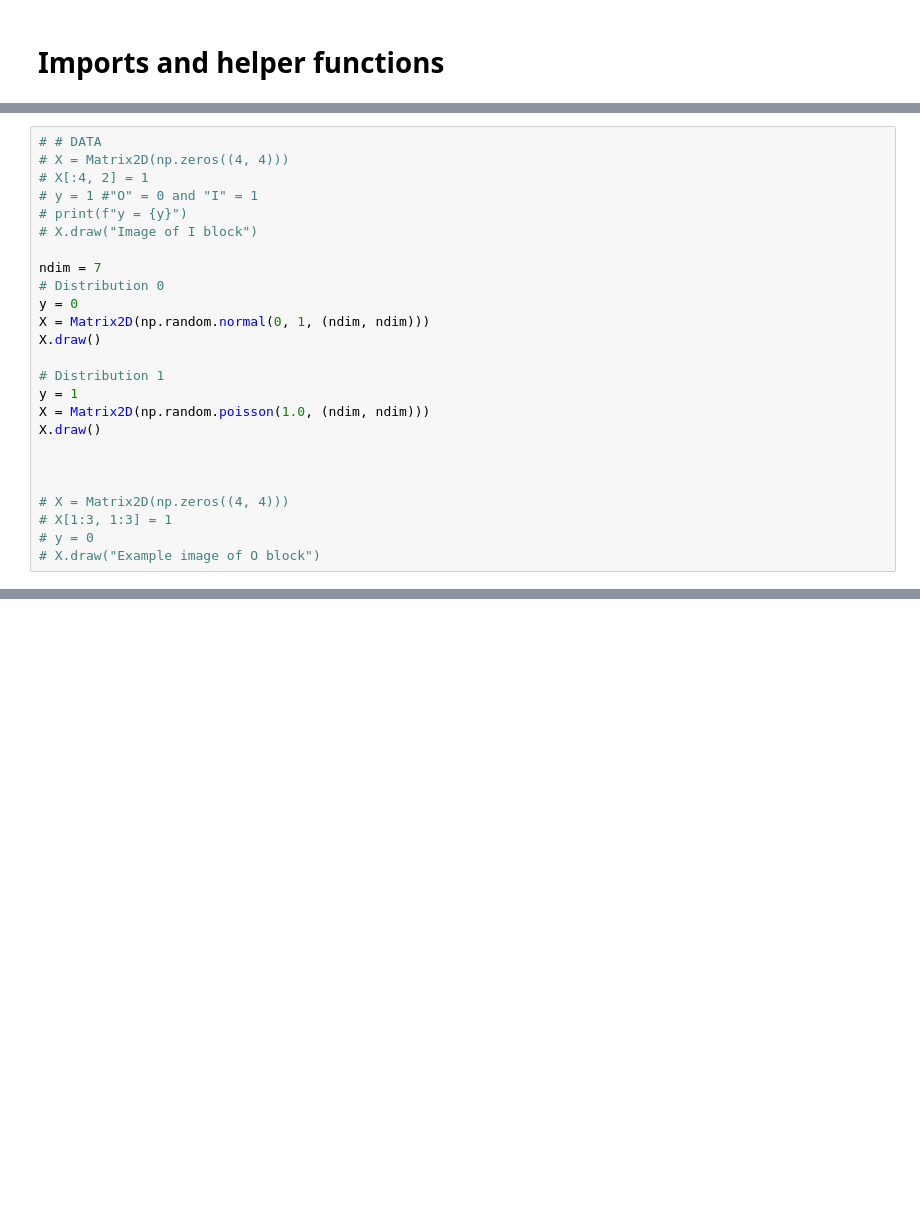
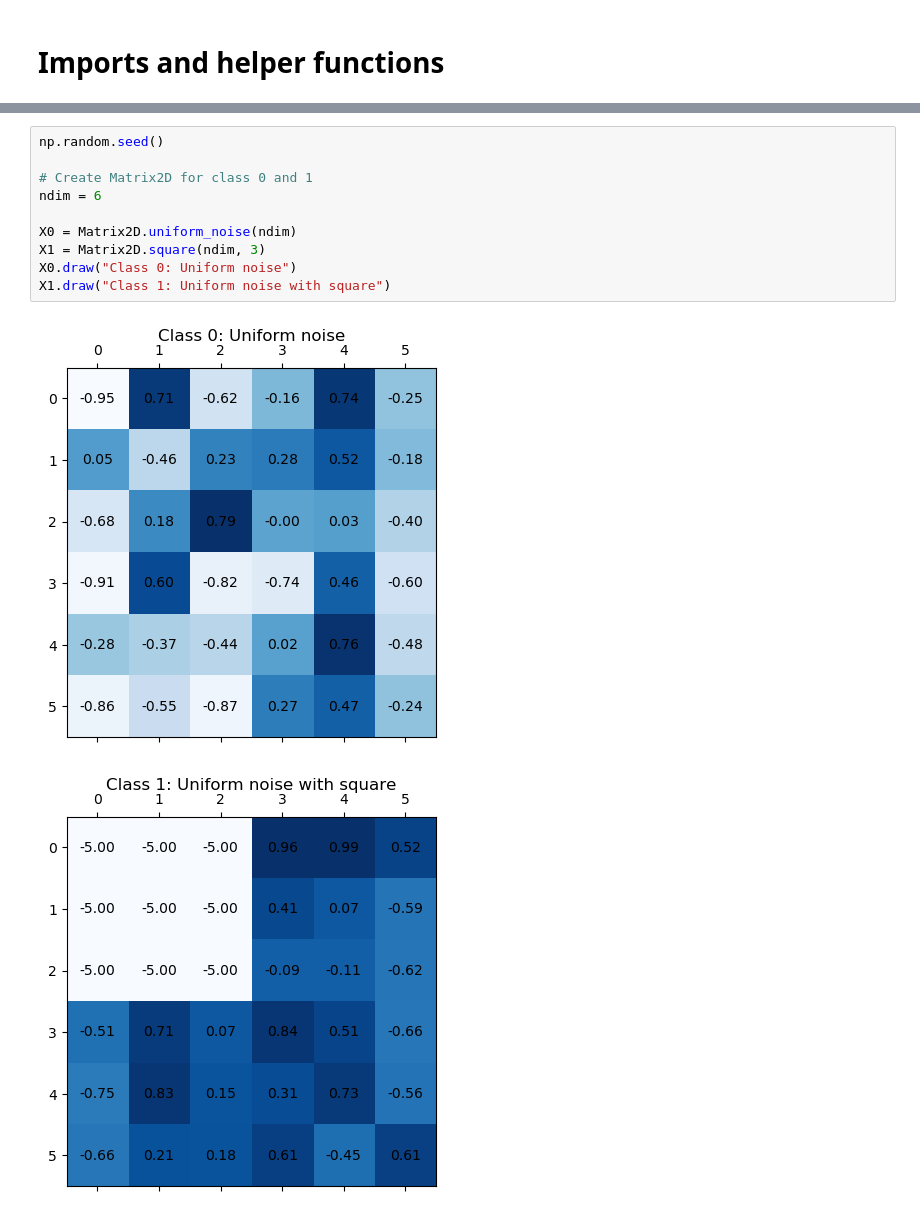
Before and after one commit to chrstrom/TDT17, a Jupyter notebook: chstr/01_CNN_FCNN.ipynb, the cells around one changed output, grey strips where cells are left out. Saved outputs shown, nothing was run; the diff lists cells and outputs as text; blank space fills up the shorter version.

```diff
--- a/chstr/01_CNN_FCNN.ipynb
+++ b/chstr/01_CNN_FCNN.ipynb
@@ -203,25 +53,0 @@ nn = Network(weights=w, bias = b2)
-# %%
-# # DATA
-# X = Matrix2D(np.zeros((4, 4)))
-# X[:4, 2] = 1
-# y = 1 #"O" = 0 and "I" = 1
-# print(f"y = {y}")
-# X.draw("Image of I block")
-
-ndim = 7
-# Distribution 0
-y = 0
-X = Matrix2D(np.random.normal(0, 1, (ndim, ndim)))
-X.draw()
-
-# Distribution 1
-y = 1
-X = Matrix2D(np.random.poisson(1.0, (ndim, ndim)))
-X.draw()
-
-
-
-# X = Matrix2D(np.zeros((4, 4)))
-# X[1:3, 1:3] = 1
-# y = 0
-# X.draw("Example image of O block")
@@ -436,0 +275,13 @@ b2 = 0.14747453317699497
+# %%
+np.random.seed()
+
+# Create Matrix2D for class 0 and 1
+ndim = 6
+
+X0 = Matrix2D.uniform_noise(ndim)
+X1 = Matrix2D.square(ndim, 3)
+X0.draw("Class 0: Uniform noise")
+X1.draw("Class 1: Uniform noise with square")
+# %% [output]
+[figure, added]
+[figure, added]
```
Also changed, not shown: parts of 39 cells of this notebook.
